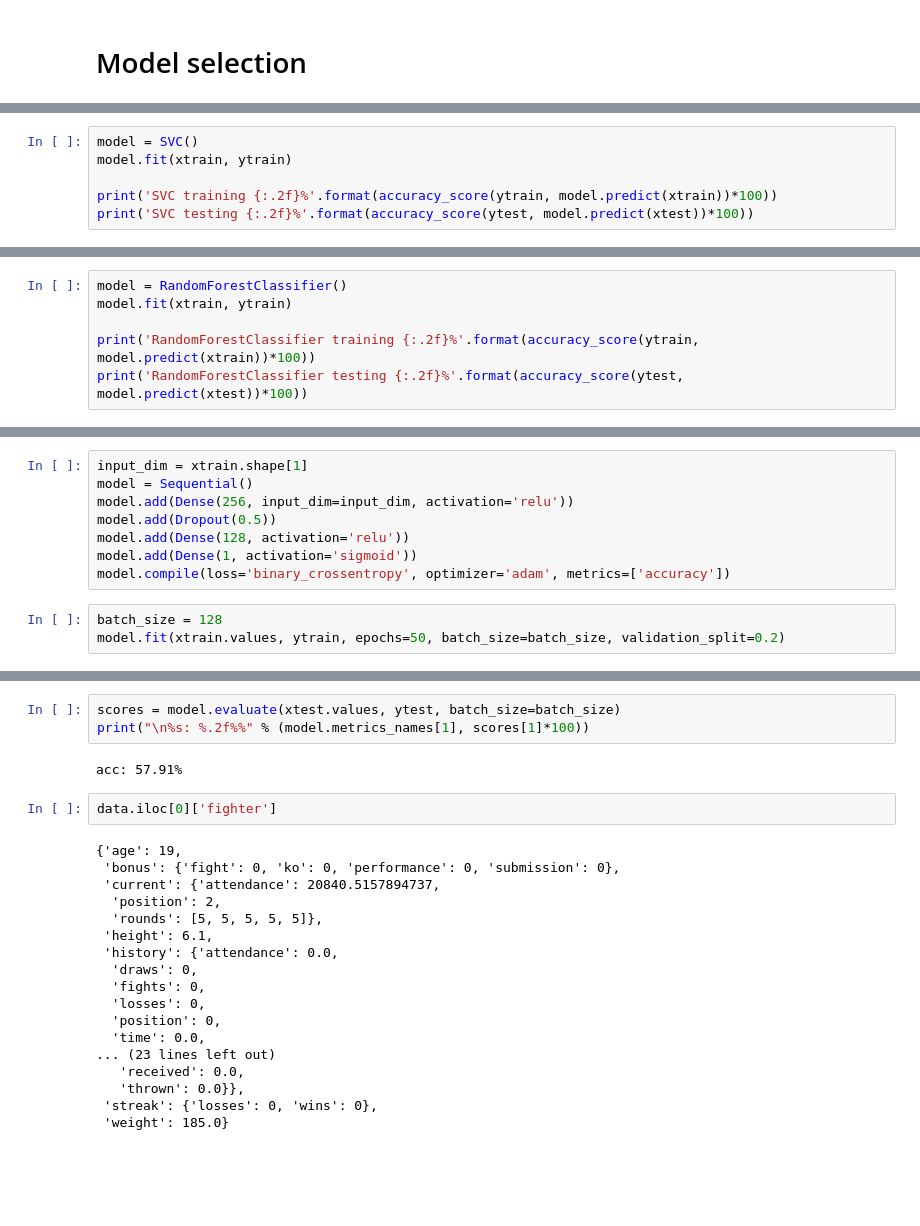
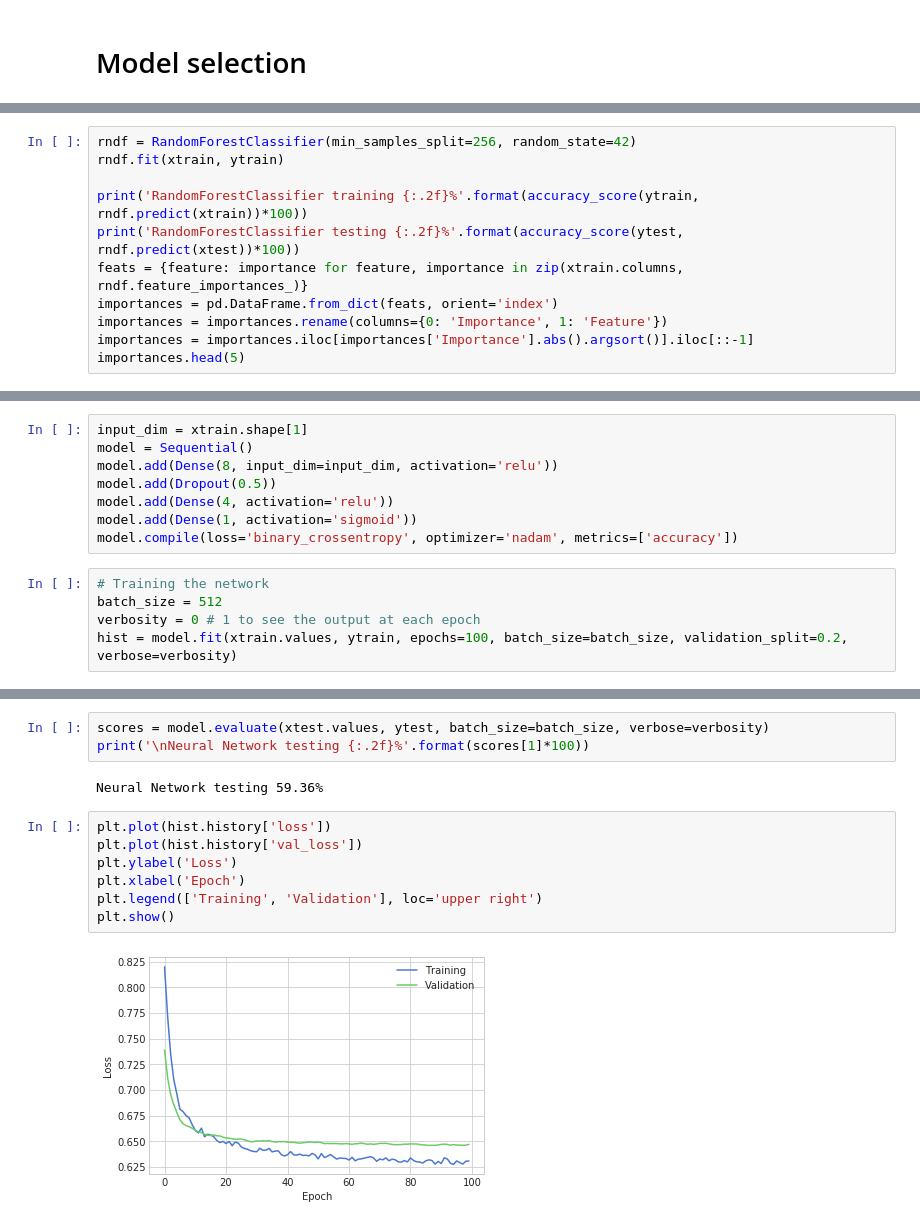
Before and after one commit to tomaszmartin/randomfight, a Jupyter notebook: fightmetric.ipynb, the cells around one changed output, grey strips where cells are left out. Cells and saved outputs as stored; diff of their text form; blank space fills up the shorter version.

```diff
--- a/fightmetric.ipynb
+++ b/fightmetric.ipynb
@@ -283,6 +286,0 @@ LogisticRegression testing 60.45%
-# %%
-model = SVC()
-model.fit(xtrain, ytrain)
-
-print('SVC training {:.2f}%'.format(accuracy_score(ytrain, model.predict(xtrain))*100))
-print('SVC testing {:.2f}%'.format(accuracy_score(ytest, model.predict(xtest))*100))
@@ -292,7 +287,12 @@ SVC testing 60.06%
 # %%
-model = RandomForestClassifier()
-model.fit(xtrain, ytrain)
+rndf = RandomForestClassifier(min_samples_split=256, random_state=42)
+rndf.fit(xtrain, ytrain)
 
-print('RandomForestClassifier training {:.2f}%'.format(accuracy_score(ytrain, model.predict(xtrain))*100))
-print('RandomForestClassifier testing {:.2f}%'.format(accuracy_score(ytest, model.predict(xtest))*100))
+print('RandomForestClassifier training {:.2f}%'.format(accuracy_score(ytrain, rndf.predict(xtrain))*100))
+print('RandomForestClassifier testing {:.2f}%'.format(accuracy_score(ytest, rndf.predict(xtest))*100))
+feats = {feature: importance for feature, importance in zip(xtrain.columns, rndf.feature_importances_)}
+importances = pd.DataFrame.from_dict(feats, orient='index')
+importances = importances.rename(columns={0: 'Importance', 1: 'Feature'})
+importances = importances.iloc[importances['Importance'].abs().argsort()].iloc[::-1]
+importances.head(5)
 # %% [output]
@@ -301,11 +307,13 @@ RandomForestClassifier testing 56.62%
 # %%
 input_dim = xtrain.shape[1]
 model = Sequential()
-model.add(Dense(256, input_dim=input_dim, activation='relu'))
+model.add(Dense(8, input_dim=input_dim, activation='relu'))
 model.add(Dropout(0.5))
-model.add(Dense(128, activation='relu'))
+model.add(Dense(4, activation='relu'))
 model.add(Dense(1, activation='sigmoid'))
-model.compile(loss='binary_crossentropy', optimizer='adam', metrics=['accuracy'])
+model.compile(loss='binary_crossentropy', optimizer='nadam', metrics=['accuracy'])
 # %%
-batch_size = 128
-model.fit(xtrain.values, ytrain, epochs=50, batch_size=batch_size, validation_split=0.2)
+# Training the network
+batch_size = 512
+verbosity = 0 # 1 to see the output at each epoch
+hist = model.fit(xtrain.values, ytrain, epochs=100, batch_size=batch_size, validation_split=0.2, verbose=verbosity)
@@ -331,25 +320,14 @@ Epoch 250/250
 # %%
-scores = model.evaluate(xtest.values, ytest, batch_size=batch_size)
-print("\n%s: %.2f%%" % (model.metrics_names[1], scores[1]*100))
+scores = model.evaluate(xtest.values, ytest, batch_size=batch_size, verbose=verbosity)
+print('\nNeural Network testing {:.2f}%'.format(scores[1]*100))
 # %% [output]
-acc: 57.91%
+Neural Network testing 59.36%
-# %%
-data.iloc[0]['fighter']
-# %% [output]
-{'age': 19,
- 'bonus': {'fight': 0, 'ko': 0, 'performance': 0, 'submission': 0},
- 'current': {'attendance': 20840.5157894737,
-  'position': 2,
-  'rounds': [5, 5, 5, 5, 5]},
- 'height': 6.1,
- 'history': {'attendance': 0.0,
-  'draws': 0,
-  'fights': 0,
-  'losses': 0,
-  'position': 0,
-  'time': 0.0,
-... (23 lines left out)
-   'received': 0.0,
-   'thrown': 0.0}},
- 'streak': {'losses': 0, 'wins': 0},
- 'weight': 185.0}
+# %%
+plt.plot(hist.history['loss'])
+plt.plot(hist.history['val_loss'])
+plt.ylabel('Loss')
+plt.xlabel('Epoch')
+plt.legend(['Training', 'Validation'], loc='upper right')
+plt.show()
+# %% [output]
+[figure, added]
```
Also changed, not shown: parts of 32 cells of this notebook, 2 other files.
